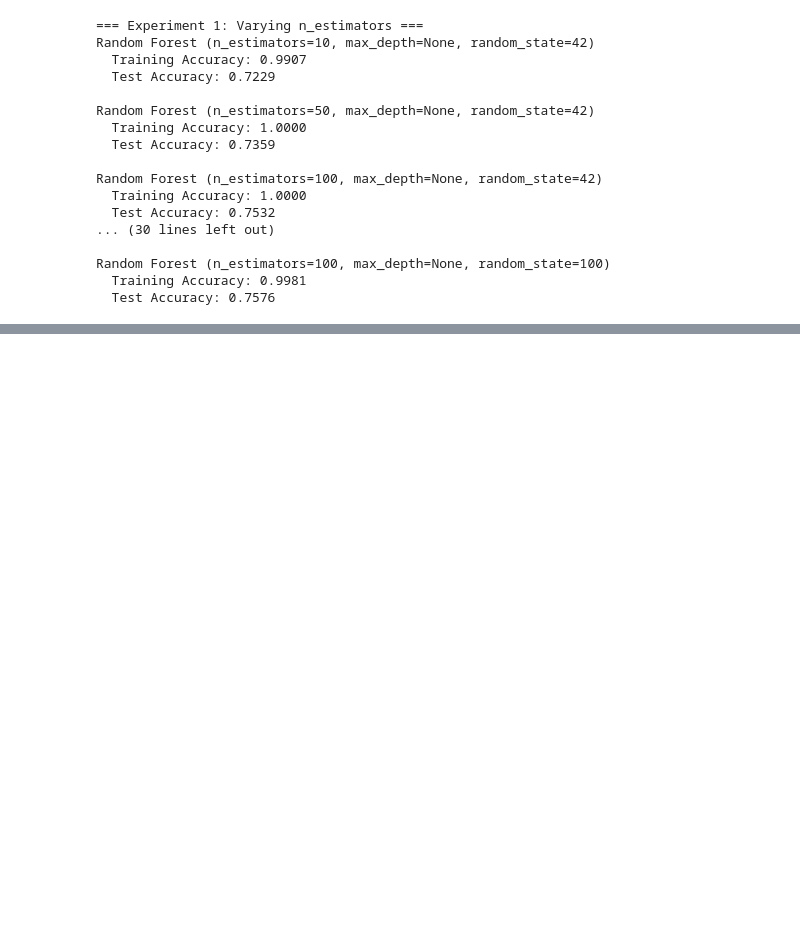
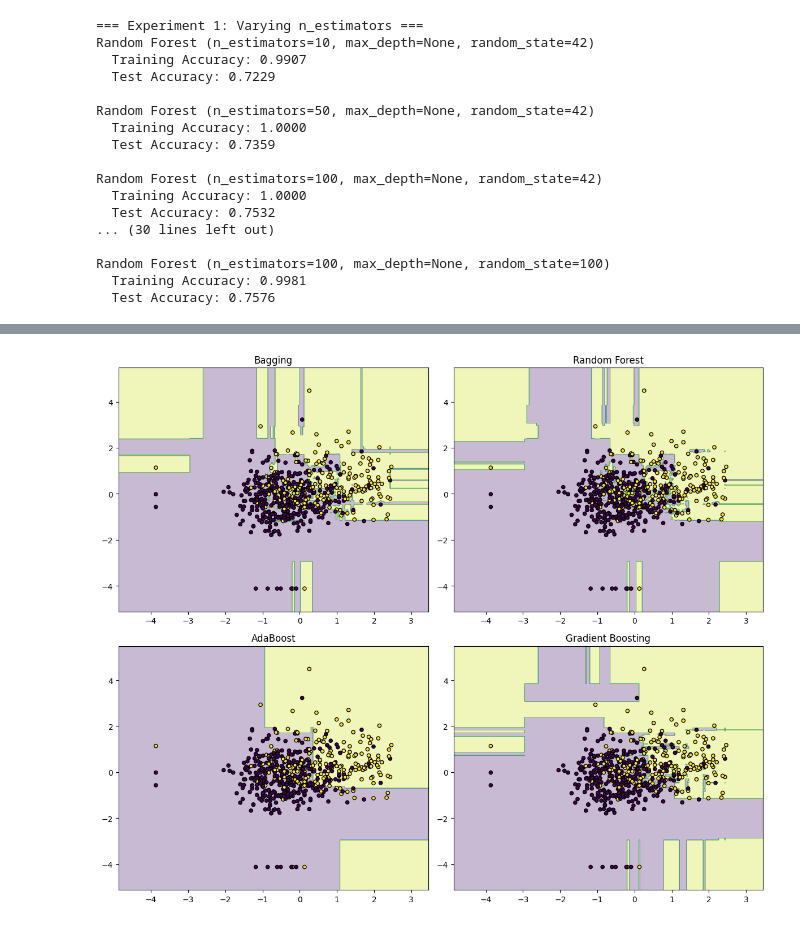
Before and after one commit to Priyanshu27083/ML_lab, a Jupyter notebook: Ensemble_Learning.ipynb, the cells around one changed output, grey strips where cells are left out. Cells and saved outputs as stored; diff of their text form; code cells hidden in the pictures; blank space fills up the shorter version.

```diff
--- a/Ensemble_Learning.ipynb
+++ b/Ensemble_Learning.ipynb
@@ -2,7 +2,7 @@
 <a href="https://colab.research.google.com/github/Priyanshu27083/ML_lab/blob/main/Ensemble_Learning.ipynb" target="_parent"><img src="https://colab.research.google.com/assets/colab-badge.svg" alt="Open In Colab"/></a>
 # %%
 import pandas as pd
-df = pd.read_csv("/content/diabetes (1).csv")
+df = pd.read_csv("/content/diabetes.csv")
 df.columns
 # %% [output]
 Index(['Pregnancies', 'Glucose', 'BloodPressure', 'SkinThickness', 'Insulin',
@@ -233,5 +243,5 @@ Weighted Average Voting Accuracy: 0.7619047619047619
 # %%
-#3
+#3 Hard Voting vs. Soft Voting Classifiers
 # Import necessary libraries
 import pandas as pd
 from sklearn.model_selection import train_test_split
@@ -242,9 +252,9 @@ from sklearn.neighbors import KNeighborsClassifier
 from sklearn.ensemble import VotingClassifier
 from sklearn.metrics import accuracy_score
 
-url = "https://raw.githubusercontent.com/jbrownlee/Datasets/master/pima-indians-diabetes.data.csv"
+
 columns = ['Pregnancies','Glucose','BloodPressure','SkinThickness','Insulin','BMI','DiabetesPedigreeFunction','Age','Outcome']
-df = pd.read_csv(url, names=columns)
+df = pd.read_csv('/content/diabetes.csv')
 
 X = df.drop('Outcome', axis=1)
 y = df['Outcome']
@@ -372,0 +594,48 @@ Random Forest (n_estimators=100, max_depth=None, random_state=100)
+# %%
+#8 Visualizing the Ensemble models
+import numpy as np
+import matplotlib.pyplot as plt
+from sklearn.ensemble import RandomForestClassifier, AdaBoostClassifier, GradientBoostingClassifier, BaggingClassifier
+from sklearn.model_selection import train_test_split
+from sklearn.preprocessing import StandardScaler
+from sklearn.tree import DecisionTreeClassifier
+import pandas as pd
+
+# Load dataset
+df = pd.read_csv("/content/diabetes.csv")
+X = df[['Glucose', 'BMI']]  # top 2 features (for visualization)
+y = df['Outcome']
+
+# Split and scale
+X_train, X_test, y_train, y_test = train_test_split(X, y, test_size=0.3, random_state=42, stratify=y)
+scaler = StandardScaler()
+X_train_scaled = scaler.fit_transform(X_train)
+X_test_scaled = scaler.transform(X_test)
+
+# Models
+models = {
+    "Bagging": BaggingClassifier(DecisionTreeClassifier(), n_estimators=50, random_state=42),
+    "Random Forest": RandomForestClassifier(n_estimators=100, random_state=42),
+    "AdaBoost": AdaBoostClassifier(n_estimators=100, random_state=42),
+    "Gradient Boosting": GradientBoostingClassifier(n_estimators=100, random_state=42)
+}
+
+# Plot decision boundaries
+x_min, x_max = X_train_scaled[:, 0].min() - 1, X_train_scaled[:, 0].max() + 1
+y_min, y_max = X_train_scaled[:, 1].min() - 1, X_train_scaled[:, 1].max() + 1
+xx, yy = np.meshgrid(np.arange(x_min, x_max, 0.02),
+                     np.arange(y_min, y_max, 0.02))
+
+plt.figure(figsize=(12, 10))
+for i, (name, model) in enumerate(models.items(), 1):
+    model.fit(X_train_scaled, y_train)
+    Z = model.predict(np.c_[xx.ravel(), yy.ravel()])
+    Z = Z.reshape(xx.shape)
+    plt.subplot(2, 2, i)
+    plt.contourf(xx, yy, Z, alpha=0.3)
+    plt.scatter(X_train_scaled[:, 0], X_train_scaled[:, 1], c=y_train, edgecolor='k', s=20)
+    plt.title(name)
+plt.tight_layout()
+plt.show()
+# %% [output]
+[figure, added]
```
Also changed, not shown: parts of 15 cells of this notebook.
